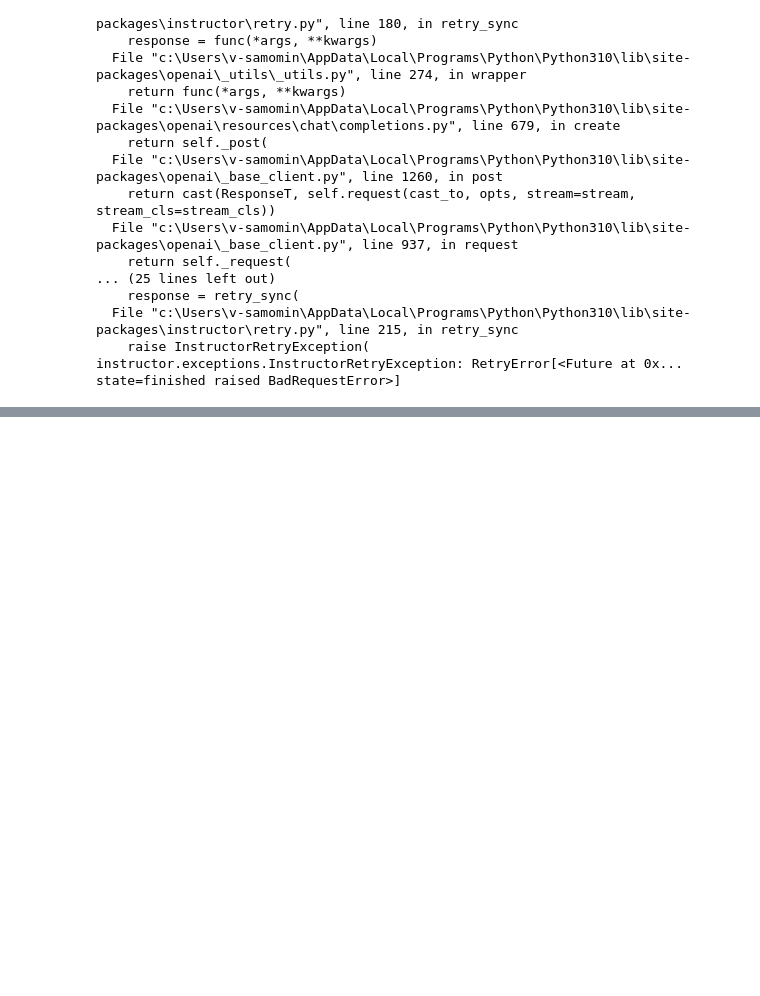
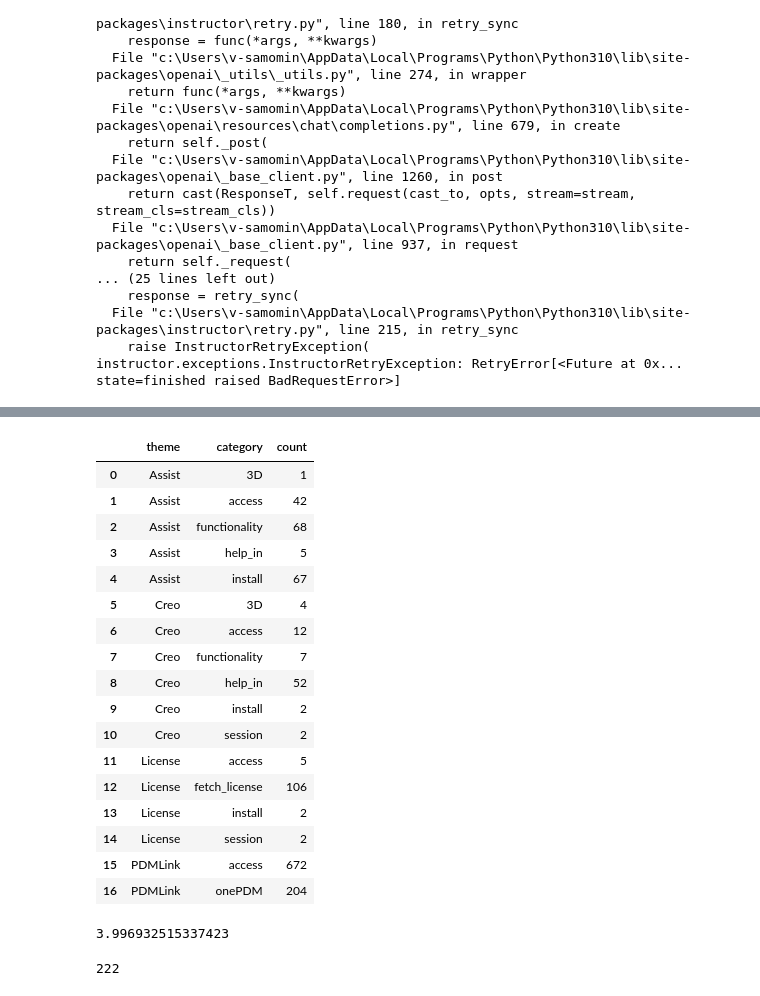
Before and after one commit to Saumaan-1022737/sample-app-aoai-chatGPT, a Jupyter notebook: backend/email/email_classification.ipynb, the cells around one changed output, grey strips where cells are left out. Cells and saved outputs as stored; diff of their text form; code cells hidden in the pictures; blank space fills up the shorter version.

```diff
--- a/backend/email/email_classification.ipynb
+++ b/backend/email/email_classification.ipynb
@@ -639,3 +653,3 @@ instructor.exceptions.InstructorRetryException: RetryError[<Future at 0x... stat
 # %%
-with open(r"C:\Users\v-samomin\Desktop\git\sample-app-aoai-chatGPT\backend\email\classified_emails.json", 'r') as file:
-        classified_email_ = json.load(file, object_hook=custom_decoder)
+with open(r"C:\Users\v-samomin\Desktop\git\sample-app-aoai-chatGPT\backend\email\classified_emails_cleaned.json", 'r') as file:
+        classified_email = json.load(file, object_hook=custom_decoder)
@@ -652,0 +656,21 @@ with open(r"C:\Users\v-samomin\Desktop\git\sample-app-aoai-chatGPT\backend\email
+# %%
+formatted_data = [
+    {
+        "start_time": item["start_time"],
+        "end_time": item["end_time"],
+        "subject": item["subject"],
+        "resolver_email": item["resolver_group"]["email"] if item["resolver_group"] else None,
+        "email_content": item["email_content"],
+        "attachment": item["attachment"],
+        "issue": item["issue"],
+        "resolution": item["resolution"],
+        "resolved": item["resolved"],
+        "theme": item["theme"],
+        "resolution_method": item["resolution_method"],
+        "category": item["category"]
+    }
+    for item in classified_email
+]
+# %%
+import pandas as pd
+df = pd.DataFrame(formatted_data)
@@ -652,0 +699,36 @@ with open(r"C:\Users\v-samomin\Desktop\git\sample-app-aoai-chatGPT\backend\email
+# %%
+category_counts = df.groupby(['theme', 'category']).size().reset_index(name='count')
+# %%
+category_counts
+# %% [output]
+|  | theme | category | count |
+| 0 | Assist | 3D | 1 |
+| 1 | Assist | access | 42 |
+| 2 | Assist | functionality | 68 |
+| 3 | Assist | help_in | 5 |
+| 4 | Assist | install | 67 |
+| 5 | Creo | 3D | 4 |
+| 6 | Creo | access | 12 |
+| 7 | Creo | functionality | 7 |
+| 8 | Creo | help_in | 52 |
+| 9 | Creo | install | 2 |
+| 10 | Creo | session | 2 |
+| 11 | License | access | 5 |
+| 12 | License | fetch_license | 106 |
+| 13 | License | install | 2 |
+| 14 | License | session | 2 |
+| 15 | PDMLink | access | 672 |
+| 16 | PDMLink | onePDM | 204 |
+# %%
+# Convert start_time to datetime format
+df['start_time'] = pd.to_datetime(df['start_time'])
+
+# Group by date and count the number of entries per day
+daily_counts = df.groupby(df['start_time'].dt.date).size()
+
+# Calculate the average number of entries per day
+daily_average = daily_counts.mean()
+
+daily_average
+# %% [output]
+3.996932515337423
@@ -652,0 +742,4 @@ with open(r"C:\Users\v-samomin\Desktop\git\sample-app-aoai-chatGPT\backend\email
+# %%
+resolved_count.shape[0]
+# %% [output]
+222
```
Also changed, not shown: parts of 8 cells of this notebook.
